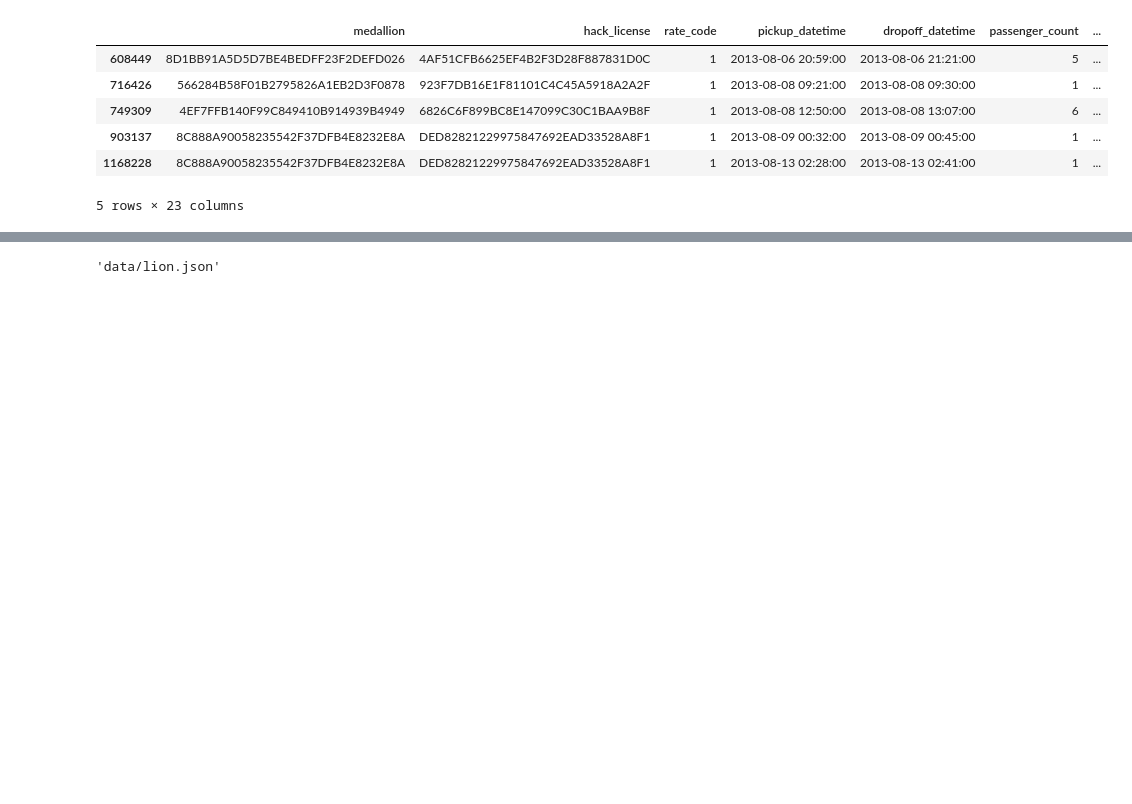
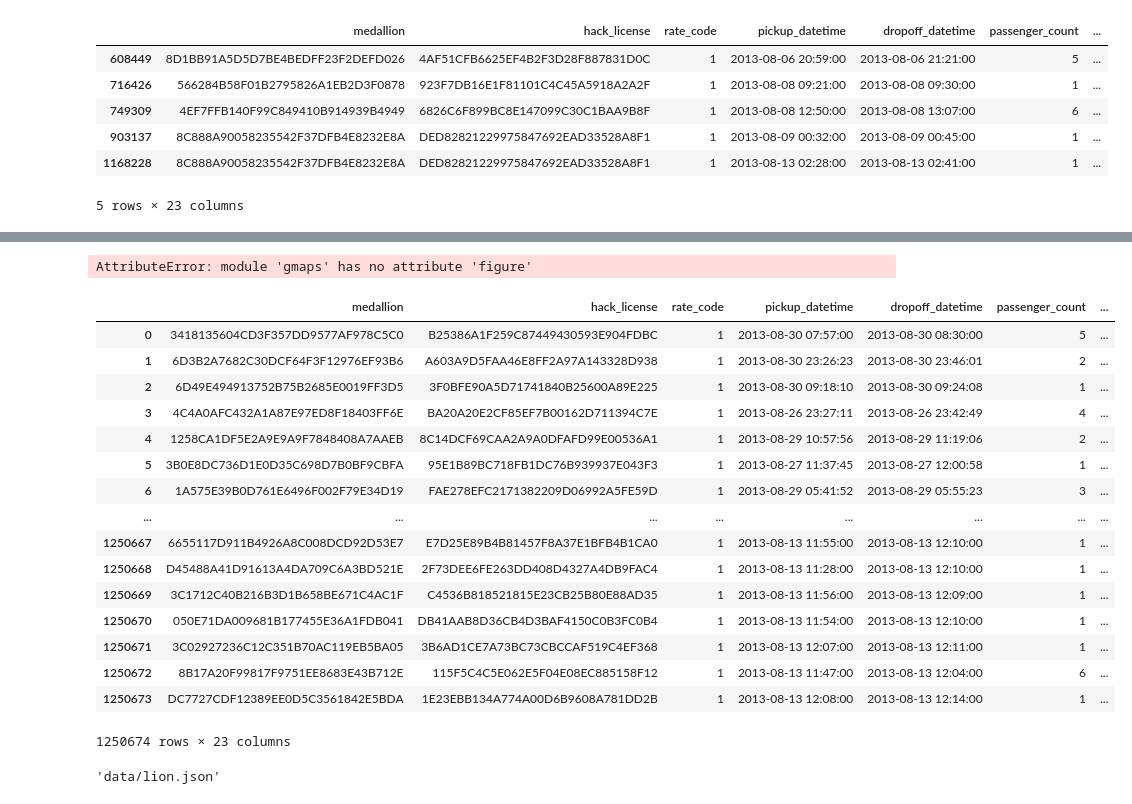
Before and after one commit to guilhermemarson/Taxis-exploratory, a Jupyter notebook: Initial-Exploration.ipynb, the cells around one changed output, grey strips where cells are left out. Drawn from its saved outputs; the diff is of its cells as text; code cells hidden in the pictures; blank space fills up the shorter version.

Commit message:
gmaps try

```diff
--- a/Initial-Exploration.ipynb
+++ b/Initial-Exploration.ipynb
@@ -576,3 +582,32 @@ state_geo = r'data/lion.json'
+# %%
+locations = [df[' pickup_latitude'].head(100), df[' pickup_longitude'].head(100)]
+# %%
+fig = gmaps.figure()
+fig.add_layer(gmaps.heatmap_layer(locations))
+# %% [output]
+AttributeError: module 'gmaps' has no attribute 'figure'
+# %%
+fig = gmaps.figure()
+fig.add_layer(gmaps.heatmap_layer(locations))
+fig
+# %% [output]
+|  | medallion | hack_license | rate_code | pickup_datetime | dropoff_datetime | passenger_count | ... |
+| 0 | 3418135604CD3F357DD9577AF978C5C0 | B25386A1F259C87449430593E904FDBC | 1 | 2013-08-30 07:57:00 | 2013-08-30 08:30:00 | 5 | ... |
+| 1 | 6D3B2A7682C30DCF64F3F12976EF93B6 | A603A9D5FAA46E8FF2A97A143328D938 | 1 | 2013-08-30 23:26:23 | 2013-08-30 23:46:01 | 2 | ... |
+| 2 | 6D49E494913752B75B2685E0019FF3D5 | 3F0BFE90A5D71741840B25600A89E225 | 1 | 2013-08-30 09:18:10 | 2013-08-30 09:24:08 | 1 | ... |
+| 3 | 4C4A0AFC432A1A87E97ED8F18403FF6E | BA20A20E2CF85EF7B00162D711394C7E | 1 | 2013-08-26 23:27:11 | 2013-08-26 23:42:49 | 4 | ... |
+| 4 | 1258CA1DF5E2A9E9A9F7848408A7AAEB | 8C14DCF69CAA2A9A0DFAFD99E00536A1 | 1 | 2013-08-29 10:57:56 | 2013-08-29 11:19:06 | 2 | ... |
+| 5 | 3B0E8DC736D1E0D35C698D7B0BF9CBFA | 95E1B89BC718FB1DC76B939937E043F3 | 1 | 2013-08-27 11:37:45 | 2013-08-27 12:00:58 | 1 | ... |
+| 6 | 1A575E39B0D761E6496F002F79E34D19 | FAE278EFC2171382209D06992A5FE59D | 1 | 2013-08-29 05:41:52 | 2013-08-29 05:55:23 | 3 | ... |
+| ... | ... | ... | ... | ... | ... | ... | ... |
+| 1250667 | 6655117D911B4926A8C008DCD92D53E7 | E7D25E89B4B81457F8A37E1BFB4B1CA0 | 1 | 2013-08-13 11:55:00 | 2013-08-13 12:10:00 | 1 | ... |
+| 1250668 | D45488A41D91613A4DA709C6A3BD521E | 2F73DEE6FE263DD408D4327A4DB9FAC4 | 1 | 2013-08-13 11:28:00 | 2013-08-13 12:10:00 | 1 | ... |
+| 1250669 | 3C1712C40B216B3D1B658BE671C4AC1F | C4536B818521815E23CB25B80E88AD35 | 1 | 2013-08-13 11:56:00 | 2013-08-13 12:09:00 | 1 | ... |
+| 1250670 | 050E71DA009681B177455E36A1FDB041 | DB41AAB8D36CB4D3BAF4150C0B3FC0B4 | 1 | 2013-08-13 11:54:00 | 2013-08-13 12:10:00 | 1 | ... |
+| 1250671 | 3C02927236C12C351B70AC119EB5BA05 | 3B6AD1CE7A73BC73CBCCAF519C4EF368 | 1 | 2013-08-13 12:07:00 | 2013-08-13 12:11:00 | 1 | ... |
+| 1250672 | 8B17A20F99817F9751EE8683E43B712E | 115F5C4C5E062E5F04E08EC885158F12 | 1 | 2013-08-13 11:47:00 | 2013-08-13 12:04:00 | 6 | ... |
+| 1250673 | DC7727CDF12389EE0D5C3561842E5BDA | 1E23EBB134A774A00D6B9608A781DD2B | 1 | 2013-08-13 12:08:00 | 2013-08-13 12:14:00 | 1 | ... |
+1250674 rows × 23 columns
 # %%
 map_ny.choropleth(geo_path=state_geo, data=state_data,
              columns=['State', 'Unemployment'],
```
Also changed, not shown: parts of 5 cells of this notebook.
